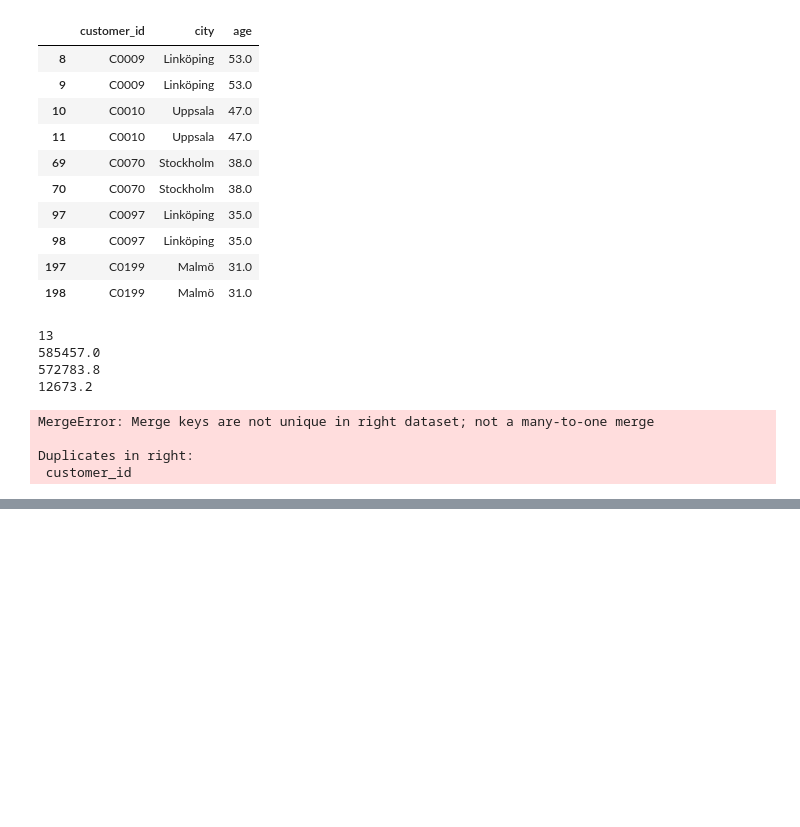
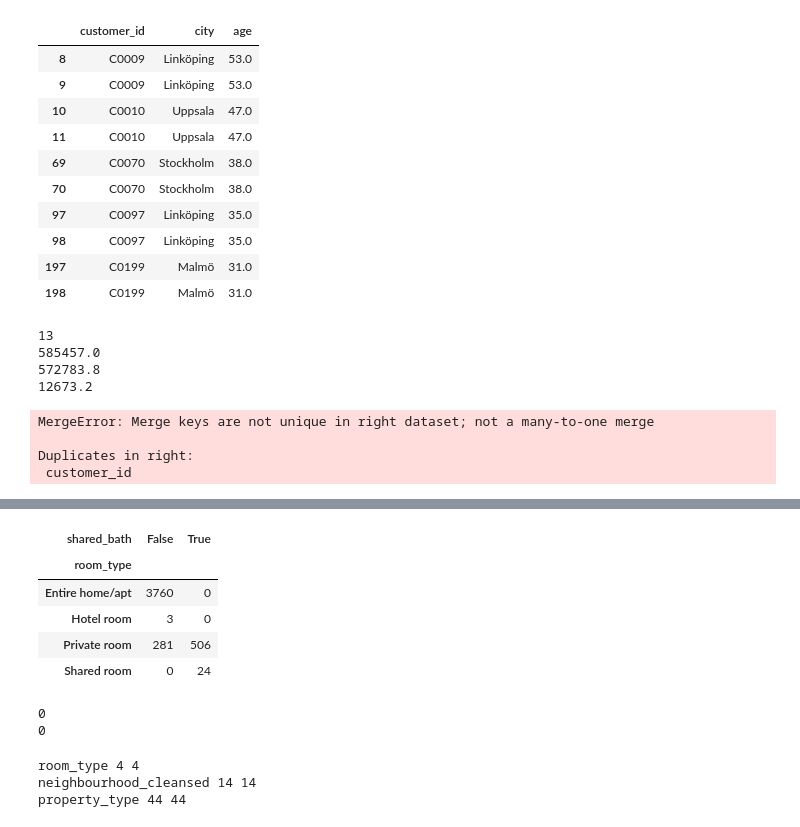
Before and after one commit to Danie1Alexandre/Lexicon---Python---AI, a Jupyter notebook: Data analysis and Visualisation/Demo-code along/Code_along.jpnb.ipynb, the cells around one changed output, grey strips where cells are left out. Drawn from its saved outputs; the diff is of its cells as text; code cells hidden in the pictures; blank space fills up the shorter version.

```diff
--- a/Data analysis and Visualisation/Demo-code along/demo.jpnb.ipynb
+++ b/Data analysis and Visualisation/Demo-code along/Code_along.jpnb.ipynb
@@ -714,0 +744,5 @@ Duplicates in right:
+# %%
+listings["has_reviews"] = listings["number_of_reviews"] > 0
+
+print(listings["has_reviews"].value_counts())
+listings["review_scores_rating"].describe
@@ -714,0 +783,5 @@ Duplicates in right:
+# %%
+bath_text = listings["bathrooms_text"].str.lower()
+listings["shared_bath"] = bath_text.str.contains("shared")
+
+listings["shared_bath"].value_counts()
@@ -714,0 +793,4 @@ Duplicates in right:
+# %%
+number = bath_text.str.extract(r'([\d.]+)', expand= False ).astype(float)
+
+print(number.isna().sum())
@@ -714,0 +799,5 @@ Duplicates in right:
+# %%
+is_half = bath_text.str.contains("half")
+listings["bathrooms_count"] = number.where(~is_half, 0.5)
+print(listings["bathrooms_count"].value_counts().sort_index())
+print(listings["bathrooms_count"].isna().sum())
@@ -714,0 +825,23 @@ Duplicates in right:
+# %%
+pd.crosstab(listings['room_type'], listings['shared_bath'])
+# %% [output]
+| shared_bath | False | True |
+| room_type |  |  |
+| Entire home/apt | 3760 | 0 |
+| Hotel room | 3 | 0 |
+| Private room | 281 | 506 |
+| Shared room | 0 | 24 |
+# %%
+print(listings.duplicated().sum())
+print(listings['id'].duplicated().sum())
+# %% [output]
+0
+0
+# %%
+for col in ['room_type', 'neighbourhood_cleansed', 'property_type']:
+    clean = listings[col].str.strip().str.lower()
+    print(col,listings[col].nunique(), clean.nunique())
+# %% [output]
+room_type 4 4
+neighbourhood_cleansed 14 14
+property_type 44 44
```
Also changed, not shown: parts of 9 cells of this notebook, 11 other files.
